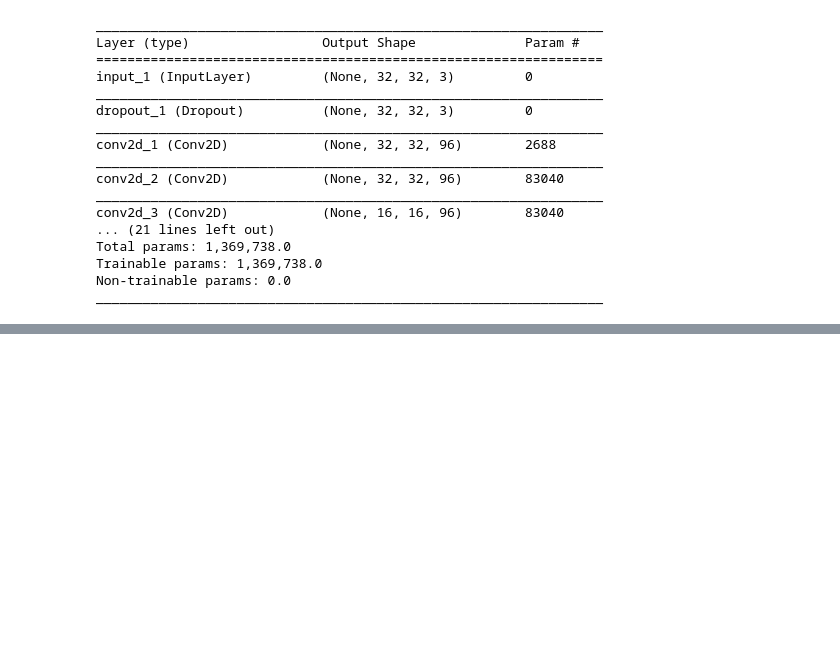
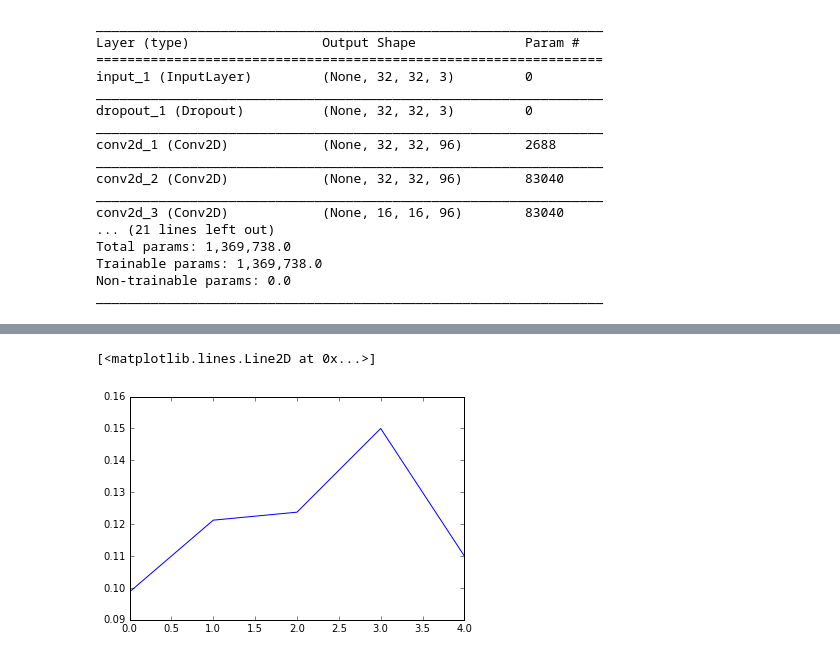
Before and after one commit to jeremykawahara/tutorials, a Jupyter notebook: keras_examples/all-conv-net.ipynb, the cells around one changed output, grey strips where cells are left out. Cells and saved outputs as stored; diff of their text form; code cells hidden in the pictures; blank space fills up the shorter version.

Commit message:
track progress over epochs

```diff
--- a/keras_examples/all-conv-net.ipynb
+++ b/keras_examples/all-conv-net.ipynb
@@ -117,8 +126,7 @@ Trainable params: 1,369,738.0
 Non-trainable params: 0.0
 _________________________________________________________________
 # %%
-checkpointer = ModelCheckpoint(filepath="all-conv-weights.hdf5", verbose=1, save_best_only=True)
-tb = TensorBoard(log_dir='/local-scratch/jer/projects/ex_keras/logs', histogram_freq=0, write_graph=True, write_images=False)
-
-model.fit(X_train[:500], Y_train[:500], epochs=5, validation_split=0.2, shuffle=True, verbose=2, callbacks=[checkpointer, tb])
+checkpointer = ModelCheckpoint(filepath="all-conv-weights.hdf5", verbose=0, save_best_only=True, monitor='val_acc')
+tb = TensorBoard(log_dir='/local-scratch/jer/projects/ex_keras/logs', histogram_freq=0, write_graph=False, write_images=False)
+history = model.fit(X_train[:1000], Y_train[:1000], epochs=5, validation_split=0.2, shuffle=True, verbose=2, callbacks=[checkpointer, tb])
 # %% [output]
@@ -126,0 +144,5 @@ Epoch 1/5
+# %%
+plt.plot(history.history['acc'])
+# %% [output]
+[<matplotlib.lines.Line2D at 0x...>]
+[figure, added]
```
Also changed, not shown: parts of 8 cells of this notebook.
